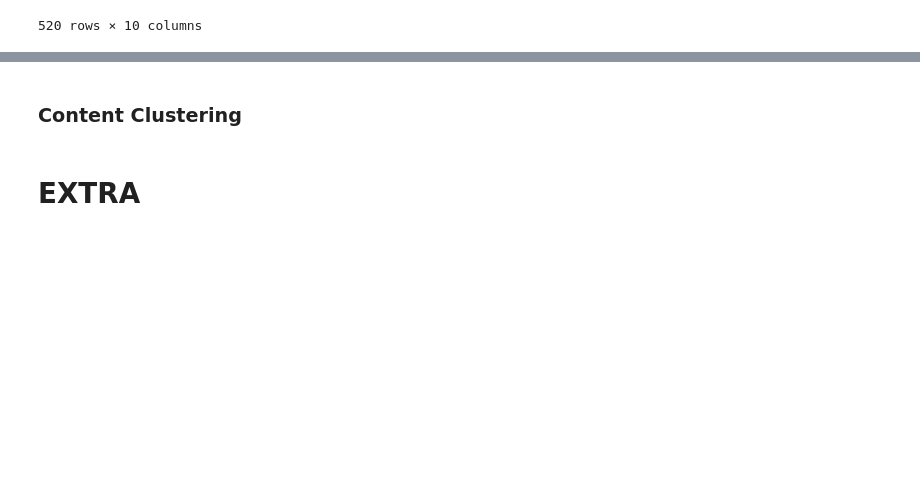
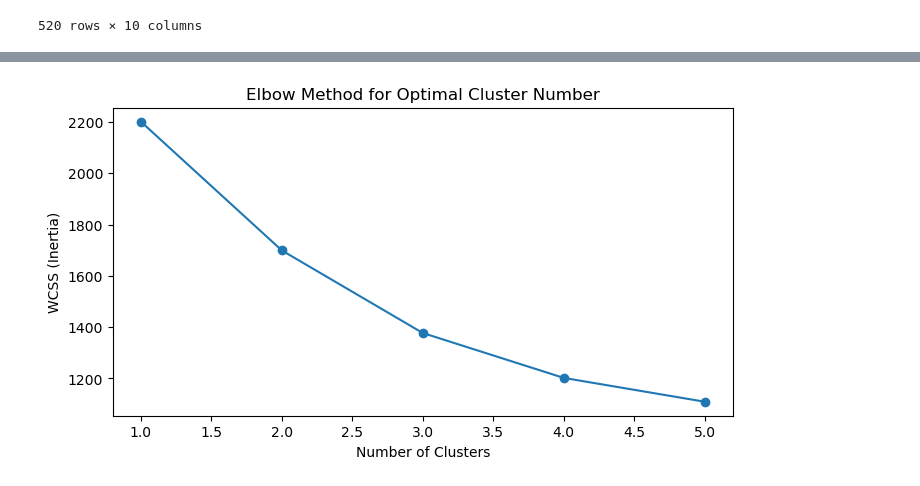
Before and after one commit to PatriciaDaher/Spotify, a Jupyter notebook: Spotify 3 Way Machine Learning.ipynb, the cells around one changed output, grey strips where cells are left out. Cells and saved outputs as stored; diff of their text form; code cells hidden in the pictures; blank space fills up the shorter version.

Commit message:
adjusted 3-way code added two sections of analysis

```diff
--- a/Spotify 3 Way Machine Learning.ipynb
+++ b/Spotify 3 Way Machine Learning.ipynb
@@ -785,5 +842,5 @@ device_plot
 # %%
 # 3. Predictive Modeling to Identify Key Differences
 # Prepare features
-X = analysis_df.drop('is_premium', axis=1)
-y = analysis_df['is_premium']
+X = interaction_quan_dummies.drop('is_premium', axis=1)
+y = interaction_quan_dummies['is_premium']
@@ -819,0 +847,19 @@ KeyError: "['While Traveling', 'leisure time', 'Workout session', 'Office hours'
+# %%
+# Split data
+X_train, X_test, y_train, y_test = train_test_split(
+    X, y,
+    test_size=0.2,
+    random_state=42,
+    stratify=y  # Maintain class balance
+)
+# %%
+# Since all features are already preprocessed (dummies + numeric),
+# we only need to scale numeric features
+numeric_cols = ['music_recc_rating', 'number_of_devices', 'number_of_music_lis_contexts']
+other_cols = [col for col in X.columns if col not in numeric_cols]
+
+preprocessor = ColumnTransformer(
+    transformers=[
+        ('num', StandardScaler(), numeric_cols),
+        ('pass', 'passthrough', other_cols)  # Leave dummies unchanged
+    ])
@@ -1551,4 +950,23 @@ Would you like a deeper dive into any specific segment (e.g., workout listeners)
-# %% [markdown]
-### Content Clustering
-# %% [markdown]
-# EXTRA
+# %%
+# Use the same preprocessor from the pipeline to ensure consistency
+X_processed = pipeline.named_steps['preprocessor'].transform(X)  # Reuse fitted preprocessor
+
+# Reduce dimensions for visualization (PCA)
+pca = PCA(n_components=2, random_state=42)
+X_pca = pca.fit_transform(X_processed)
+# %%
+# Determine optimal clusters using Elbow Method (optional but recommended)
+wcss = []
+for i in range(1, 6):
+    kmeans = KMeans(n_clusters=i, random_state=42, n_init=10)
+    kmeans.fit(X_processed)
+    wcss.append(kmeans.inertia_)
+
+plt.figure(figsize=(8,4))
+plt.plot(range(1,6), wcss, marker='o')
+plt.title('Elbow Method for Optimal Cluster Number')
+plt.xlabel('Number of Clusters')
+plt.ylabel('WCSS (Inertia)')
+plt.show()
+# %% [output]
+[figure, added]
```
Also changed, not shown: parts of 65 cells of this notebook.
